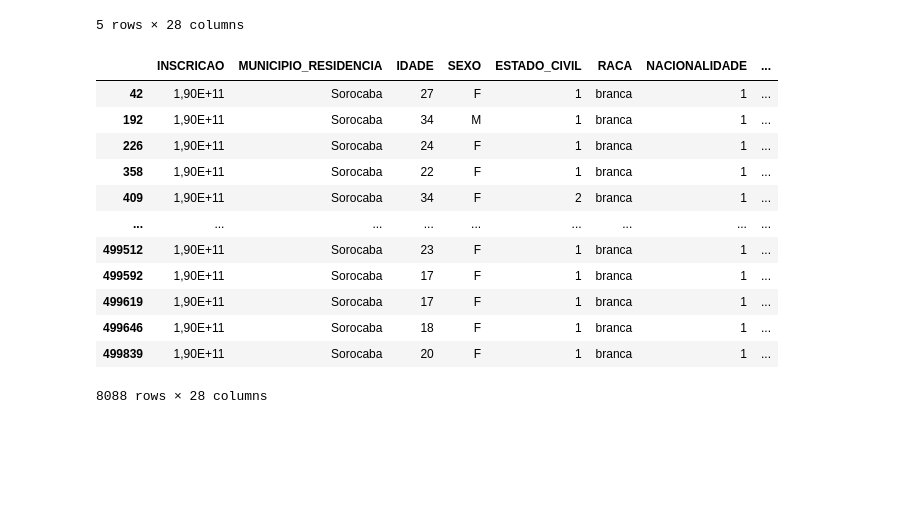
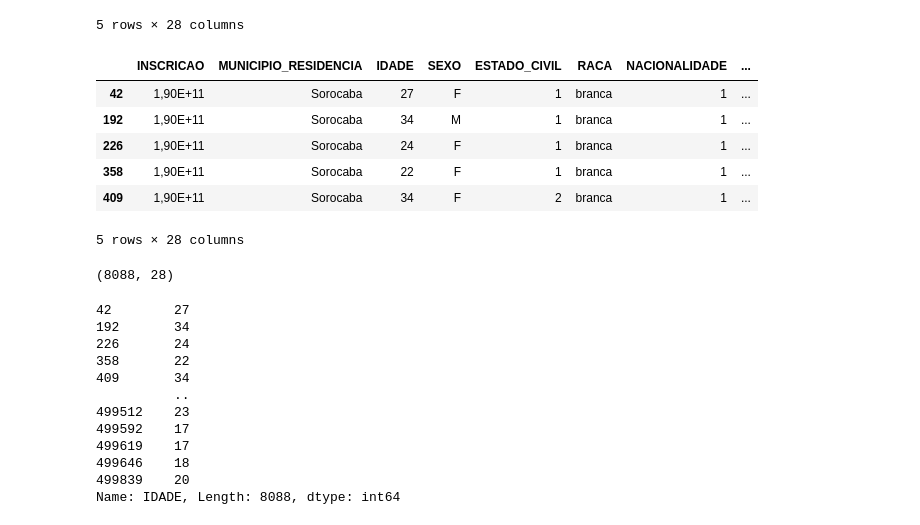
Before and after one commit to mateus-neres/Analise_estatistica_enem_2019, a Jupyter notebook: Distribuicao_De_Frequencia_Etapa03.ipynb, the cells around one changed output. Cells and saved outputs as stored; diff of their text form; code cells hidden in the pictures; blank space fills up the shorter version.

```diff
--- a/Distribuicao_De_Frequencia_Etapa03.ipynb
+++ b/Distribuicao_De_Frequencia_Etapa03.ipynb
@@ -23,18 +24,16 @@ enem_sp.head()
 # %%
 enem_sorocaba = enem_sp.loc[enem_sp.MUNICIPIO_RESIDENCIA == "Sorocaba"]
 # %%
-enem_sorocaba
+enem_sorocaba.head()
 # %% [output]
 |  | INSCRICAO | MUNICIPIO_RESIDENCIA | IDADE | SEXO | ESTADO_CIVIL | RACA | NACIONALIDADE | ... |
 | 42 | 1,90E+11 | Sorocaba | 27 | F | 1 | branca | 1 | ... |
 | 192 | 1,90E+11 | Sorocaba | 34 | M | 1 | branca | 1 | ... |
 | 226 | 1,90E+11 | Sorocaba | 24 | F | 1 | branca | 1 | ... |
 | 358 | 1,90E+11 | Sorocaba | 22 | F | 1 | branca | 1 | ... |
 | 409 | 1,90E+11 | Sorocaba | 34 | F | 2 | branca | 1 | ... |
-| ... | ... | ... | ... | ... | ... | ... | ... | ... |
-| 499512 | 1,90E+11 | Sorocaba | 23 | F | 1 | branca | 1 | ... |
-| 499592 | 1,90E+11 | Sorocaba | 17 | F | 1 | branca | 1 | ... |
-| 499619 | 1,90E+11 | Sorocaba | 17 | F | 1 | branca | 1 | ... |
-| 499646 | 1,90E+11 | Sorocaba | 18 | F | 1 | branca | 1 | ... |
-| 499839 | 1,90E+11 | Sorocaba | 20 | F | 1 | branca | 1 | ... |
-8088 rows × 28 columns
+5 rows × 28 columns
+# %%
+enem_sorocaba.shape
+# %% [output]
+(8088, 28)
@@ -40,0 +42,15 @@ enem_sorocaba
+# %%
+idades
+# %% [output]
+42        27
+192       34
+226       24
+358       22
+409       34
+          ..
+499512    23
+499592    17
+499619    17
+499646    18
+499839    20
+Name: IDADE, Length: 8088, dtype: int64
```
Also changed, not shown: parts of 4 cells of this notebook.
